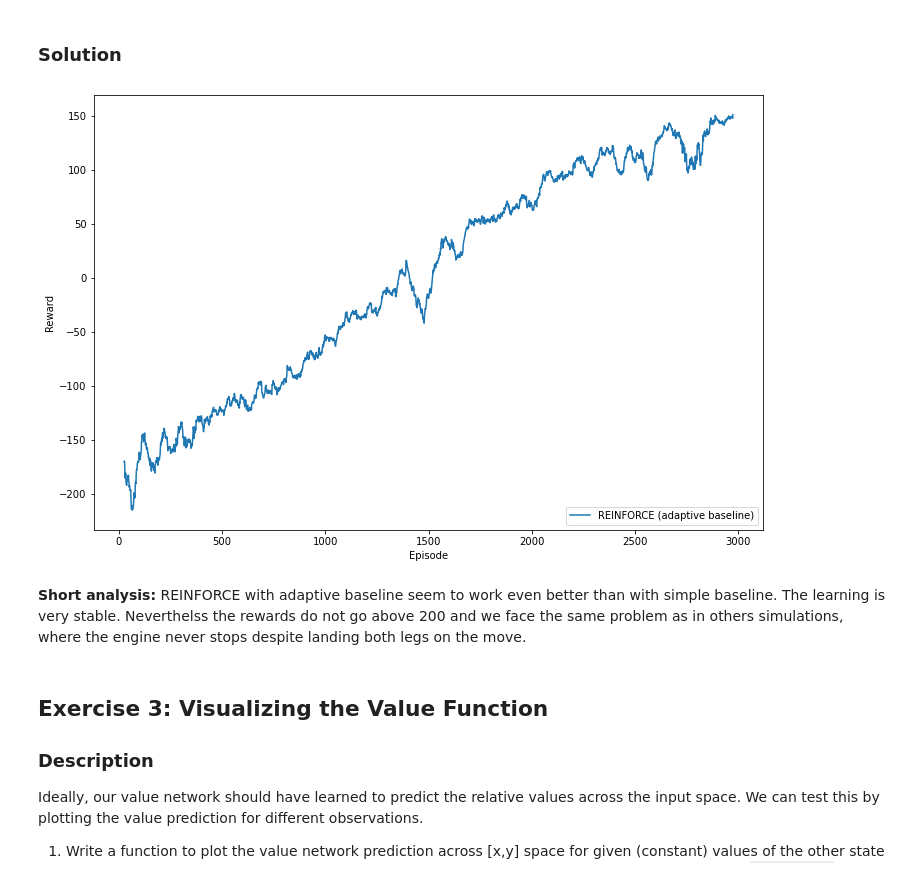
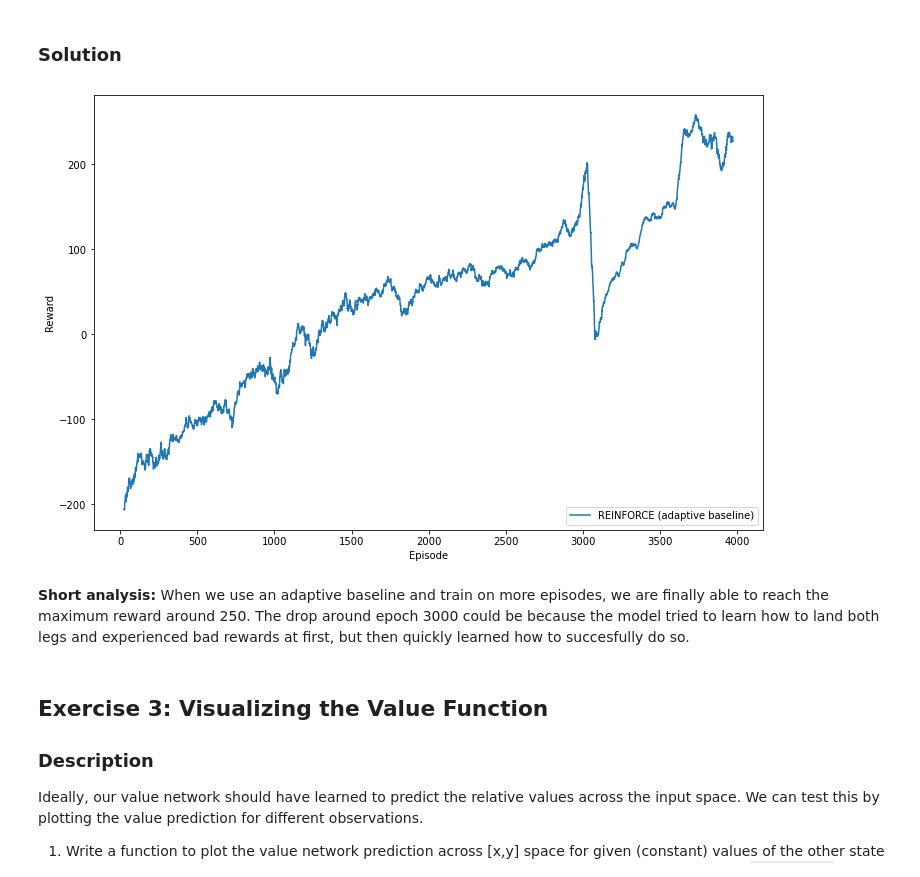
Before and after one commit to sylvainlugeon/rl_project, a Jupyter notebook: miniproject1.ipynb, the cells around one changed output. Cells and saved outputs as stored; diff of their text form; code cells hidden in the pictures.

```diff
--- a/miniproject1.ipynb
+++ b/miniproject1.ipynb
@@ -519,18 +517,19 @@ TECHNICAL NOTE: Some textbooks may refer to this approach as "Actor-Critic", whe
 # %%
 if training:
     results = Results()
     policy_learning_rate = 2e-3
     value_learning_rate = 3e-3
+    num_episodes = 4000 # we decided to train on more episodes
     episodes, d_model = run_experiment("REINFORCE (adaptive baseline)", discrete_env, num_episodes, policy_learning_rate,
                                    value_learning_rate, baseline='adaptive')
     results.save('rl-adaptive-baseline')
 else:
     results = Results(filename='rl-adaptive-baseline.npz')
     results.plot(plot_window)
 # %% [output]
-[figure, old version]
+[figure, new version]
-# %% [markdown]
-**Short analysis:** REINFORCE with adaptive baseline seem to work even better than with simple baseline. The learning is very stable. Neverthelss the rewards do not go above 200 and we face the same problem as in others simulations, where the engine never stops despite landing both legs on the move.
+# %% [markdown]
+**Short analysis:** When we use an adaptive baseline and train on more episodes, we are finally able to reach the maximum reward around 250. The drop around epoch 3000 could be because the model tried to learn how to land both legs and experienced bad rewards at first, but then quickly learned how to succesfully do so.
 # %%
 if render_landing:
     render(episodes[-1], discrete_env)
```
Also changed, not shown: parts of 12 cells of this notebook, 7 other files.
